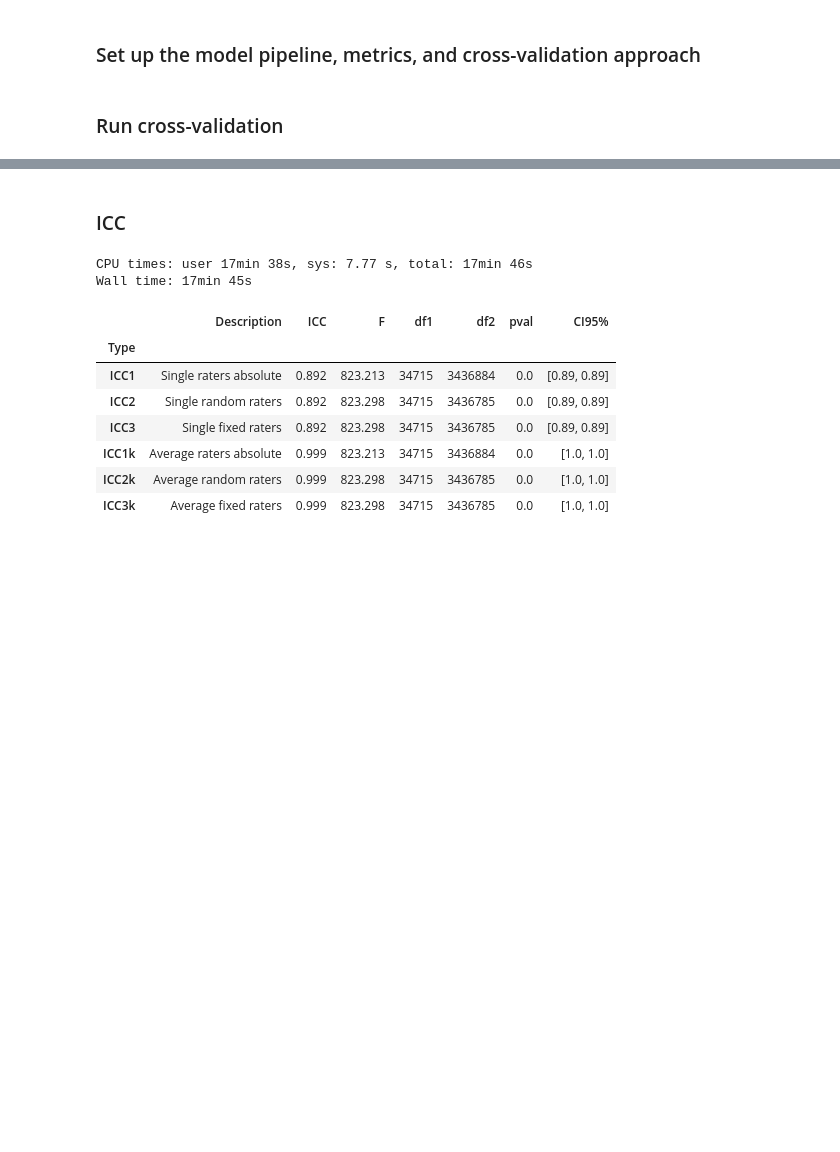
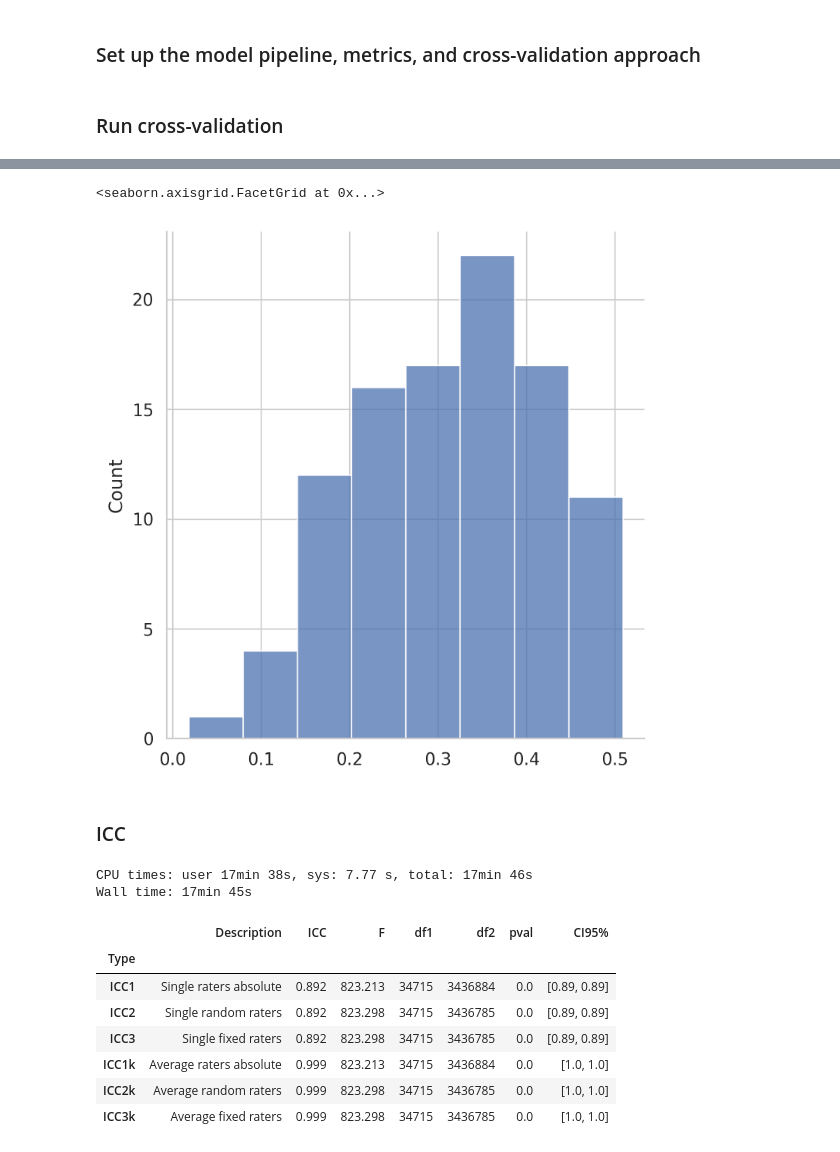
Before and after one commit to Brian-Pho/MSc_Research-Project, a Jupyter notebook: src/Models/PLS Regression.ipynb, the cells around one changed output, grey strips where cells are left out. Drawn from its saved outputs; the diff is of its cells as text; code cells hidden in the pictures; blank space fills up the shorter version.

Commit message:
Add age and sex prediction, and kmeans clustering

```diff
--- a/src/Models/PLS Regression.ipynb
+++ b/src/Models/PLS Regression.ipynb
@@ -24,9 +21,9 @@ The autoreload extension is already loaded. To reload it, use:
 ## Get Data
 # %%
 from common.data import get_data
-from common.paths import HEALTHY
+from common.paths import HEALTHY, WISC
 
-X, Y, demographics, population = get_data(label_path=HEALTHY)
+X, Y, demographics, population = get_data(label_path=WISC)
 ages = demographics['Age']
 
 print(f'X: {X.shape} | Y: {len(Y.keys())} | Age: {ages.shape} | Population: {population}')
@@ -91,0 +86,18 @@ for metric in SCORING:
+# %%
+%%time
+from sklearn.metrics import r2_score
+
+def cust_r2(model, X, y):
+    return r2_score(y, model.predict(X))
+
+scores = []
+
+for _ in range(100):
+    subsample_idx = np.random.choice(len(X), 106)
+    X_sub, ages_sub = X[subsample_idx], ages[subsample_idx]
+
+    estimators = [StandardScaler(), PLSRegression(n_components=4)]
+    pipe = make_pipeline(*estimators)
+    score = cross_validate(pipe, X_sub, ages_sub, cv=RKF_10_10, scoring=cust_r2, n_jobs=-1,
+                           return_train_score=False, return_estimator=False)
+    scores.append(np.mean(score['test_score']))
@@ -92,3 +107,8 @@ for metric in SCORING:
+# %%
+sns.displot(scores)
+# %% [output]
+<seaborn.axisgrid.FacetGrid at 0x...>
+[figure, added]
 # %%
 ax = sns.boxplot(data=scores['test_p_value'], palette="Set2")
 ax = sns.swarmplot(data=scores['test_p_value'], color="0.3")
```
Also changed, not shown: parts of 8 cells of this notebook, 4 other files.
